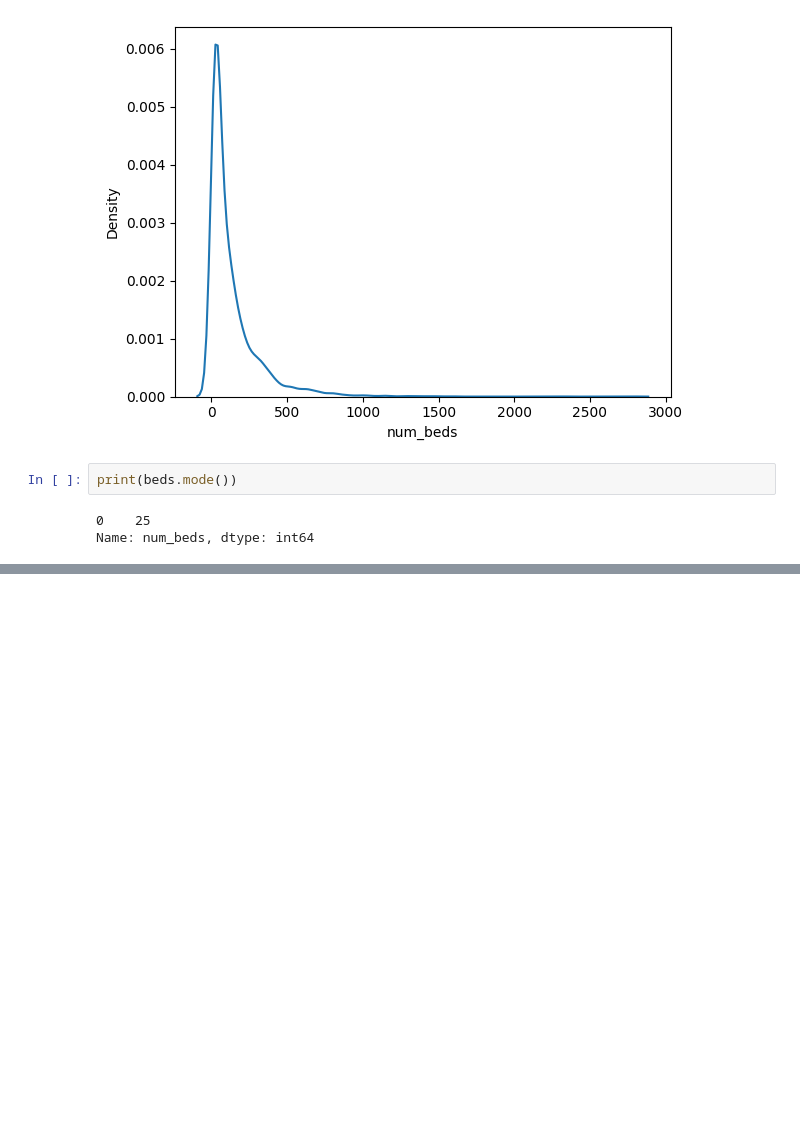
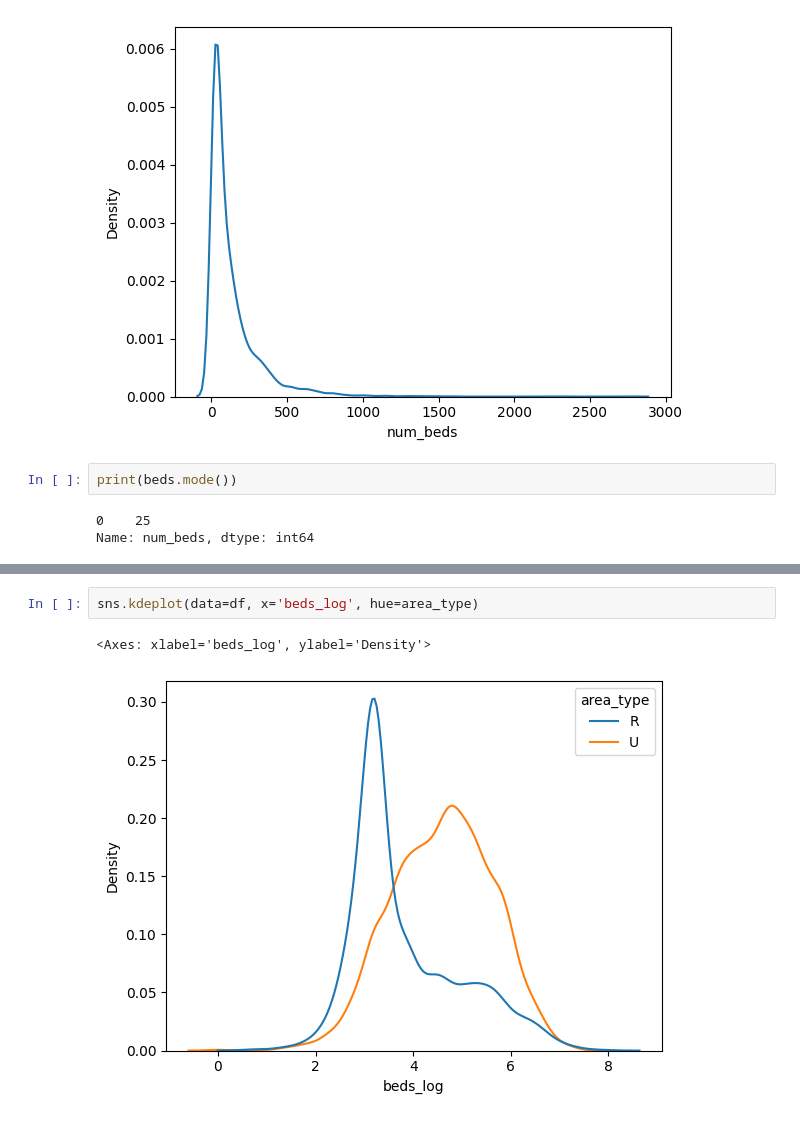
Before and after one commit to genevievepur/ds3001-visualization, a Jupyter notebook: assignment/assignment.ipynb, the cells around one changed output, grey strips where cells are left out. Drawn from its saved outputs; the diff is of its cells as text; blank space fills up the shorter version.

```diff
--- a/assignment/assignment.ipynb
+++ b/assignment/assignment.ipynb
@@ -574,0 +570,5 @@ sns.kdeplot(data=df, x='beds_arcsinh')
+# %%
+sns.kdeplot(data=df, x='beds_log', hue=area_type)
+# %% [output]
+<Axes: xlabel='beds_log', ylabel='Density'>
+[figure, added]
```
Also changed, not shown: parts of 20 cells of this notebook.
